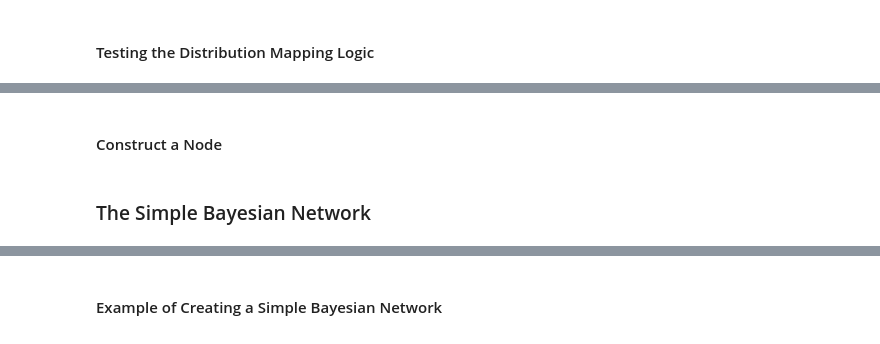
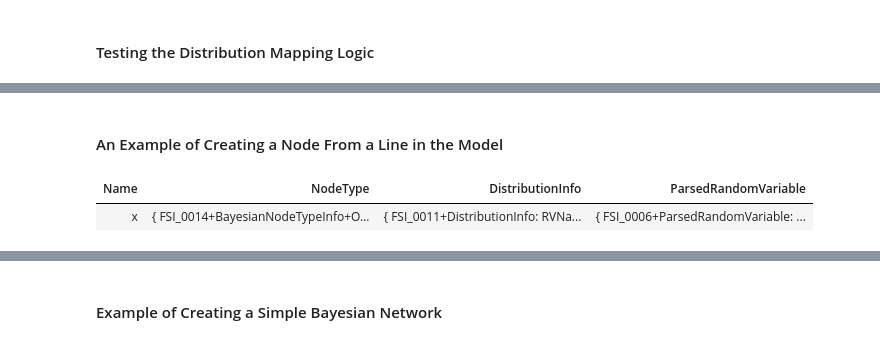
Before and after one commit to NavyaArora201301/Bayesian-Inference-in-FSharp, a Jupyter notebook: BayesianInferenceInF#.ipynb, the cells around one changed output, grey strips where cells are left out. Cells and saved outputs as stored; diff of their text form; code cells hidden in the pictures.

```diff
--- a/BayesianInferenceInF#.ipynb
+++ b/BayesianInferenceInF#.ipynb
@@ -452,12 +486,12 @@ type BayesianNode =
     member this.GetDependents (parsedBayesianModel : ParsedBayesianModel) : ParsedRandomVariable list =
         parsedBayesianModel
         |> List.filter(fun x -> x.Conditionals |> List.contains(this.Name))
-# %% [markdown]
-#### Construct a Node
+# %% [markdown]
+#### An Example of Creating a Node From a Line in the Model
 # %%
-#!fsharp
-let lineOfModel        = @"x ~ Exponential(lambda) : observed"
-let paramList          = "{Parameters: {lambda : 2, a : 2., b : 2.3 }, observed : [1,2,3,55]}"
-BayesianNode.ConstructNode (parseLineOfModel lineOfModel) (deserializeParameters paramList)
+let lineOfModel = @"x ~ Exponential(lambda) : observed"
+let paramList   = "{Parameters: {lambda : 2, a : 2., b : 2.3 }, observed : [1,2,3,55]}"
+BayesianNode.Create (parseLineOfModel lineOfModel) (deserializeParameters paramList)
+# %% [output]
+| Name | NodeType | DistributionInfo | ParsedRandomVariable |
+| x | { FSI_0014+BayesianNodeTypeInfo+O... | { FSI_0011+DistributionInfo: RVNa... | { FSI_0006+ParsedRandomVariable: ... |
-# %% [markdown]
-### The Simple Bayesian Network
```
Also changed, not shown: parts of 32 cells of this notebook.
